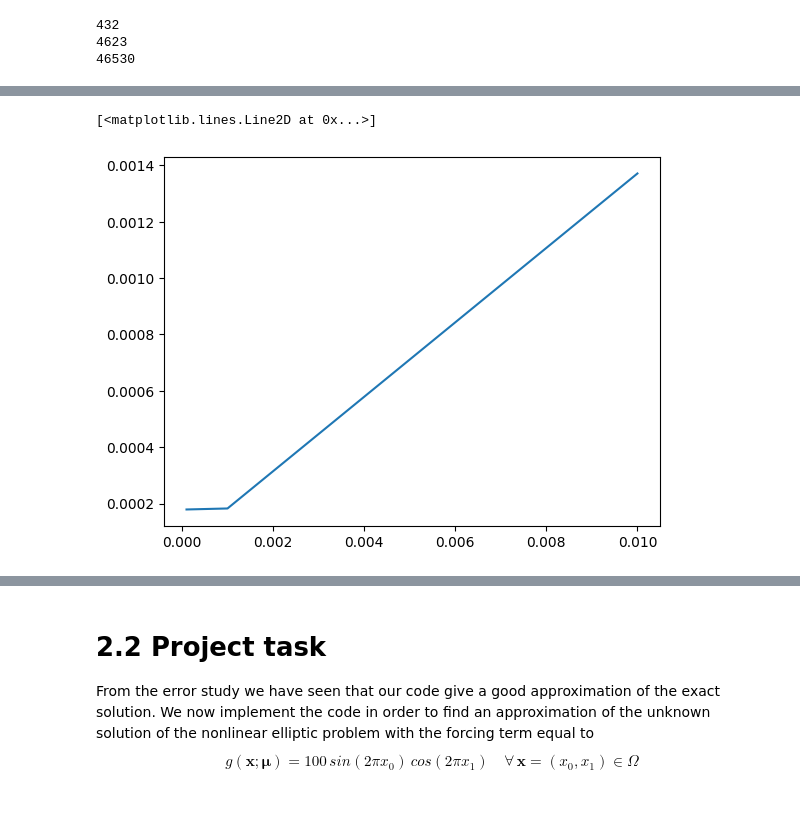
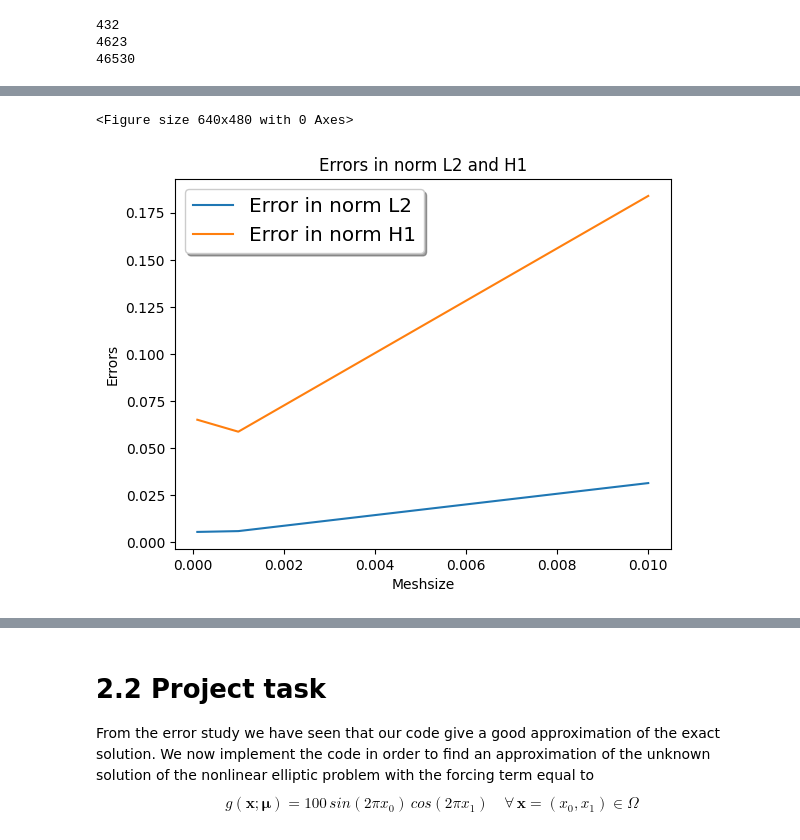
Before and after one commit to martadiridolfi/MOR, a Jupyter notebook: progetto.ipynb, the cells around one changed output, grey strips where cells are left out. Cells and saved outputs as stored; diff of their text form; code cells hidden in the pictures; blank space fills up the shorter version.

```diff
--- a/progetto.ipynb
+++ b/progetto.ipynb
@@ -1634,14 +1667,26 @@ plt.plot(x, y)
-# %%
-plt.clf()
-x = [0.01, 0.001, 0.0001]
-y = errrel_L2_PINN
-plt.plot(x, y)
-
-# y = errrel_H1_PINN
-# plt.plot(x, y)
-# %% [output]
-[<matplotlib.lines.Line2D at 0x...>]
-[figure, removed]
+# %%
+plt.clf()
+x = [0.01, 0.001, 0.0001]
+y = errrel_L2_PINN
+# plt.plot(x, y)
+
+# y = errrel_H1_PINN
+# plt.plot(x, y)
+
+fig, ax = plt.subplots()
+ax.plot(x, y, label='Error in norm L2')
+
+y = errrel_H1_PINN
+ax.plot(x, y, label='Error in norm H1')
+
+legend = ax.legend(loc='upper left', shadow=True, fontsize='x-large')
+plt.title("Errors in norm L2 and H1")
+plt.xlabel("Meshsize")
+plt.ylabel("Errors")
+plt.savefig("Errors_L2_H1_PINN.png")
+# %% [output]
+<Figure size 640x480 with 0 Axes>
+[figure, added]
 # %%
 pcoeff_L2 = np.polyfit(np.log(x), np.log(errrel_L2_PINN), 1)
 pcoeff_H1 = np.polyfit(np.log(x), np.log(errabs_H1_PINN), 1)
```
Also changed, not shown: parts of 40 cells of this notebook, 1 other file.
